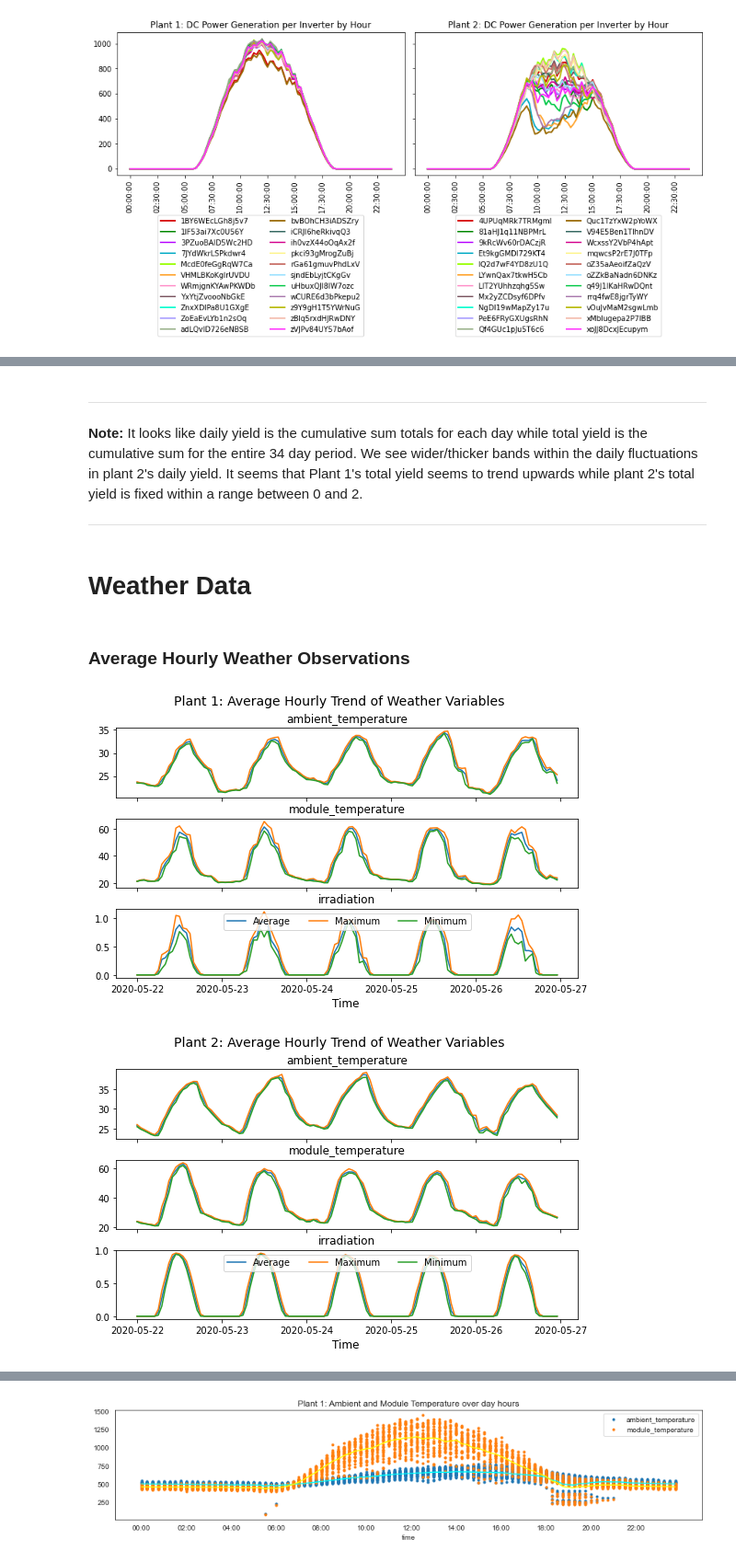
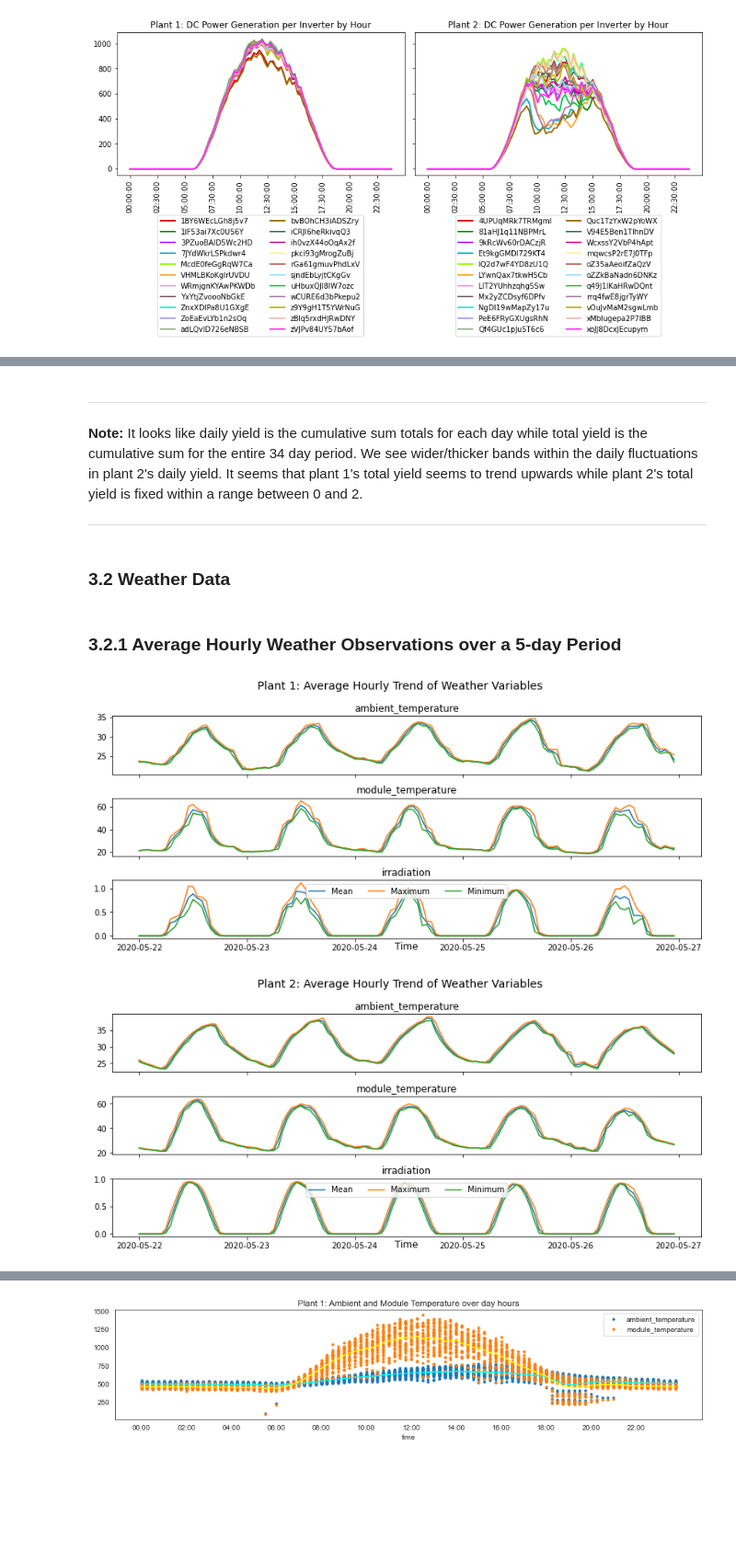
Before and after one commit to billiekim-DS/Capstone-3, a Jupyter notebook: notebooks/Capstone 3 Data Wrangling & EDA.ipynb, the cells around one changed output, grey strips where cells are left out. Shown at 92% size. Saved outputs shown, nothing was run; the diff lists cells and outputs as text; code cells hidden in the pictures; blank space fills up the shorter version.

```diff
--- a/notebooks/Capstone 3 Data Wrangling & EDA.ipynb
+++ b/notebooks/Capstone 3 Data Wrangling & EDA.ipynb
@@ -256,34 +291,34 @@ print(plant_df2.shape)
 # Plant 1: Power Generation Variables to plot
 vars = ['dc_power','ac_power','daily_yield','total_yield']
 
-fig, axs = plt.subplots(4, sharex=True, sharey=False, figsize=(9,6))
+fig, axs = plt.subplots(4, sharex=True, sharey=False, figsize=(11,6))
 fig.suptitle('Plant 1: Average Hourly Trend of Power Generation Variables', fontsize=14)
 
 for i in range(4):
-    axs[i].plot(plant_df1.set_index('date_time').resample('1H').mean()['2020-05-22':'2020-05-26'][vars[i]], label='Average') # Average hourly
-    axs[i].plot(plant_df1.set_index('date_time').resample('1H').max()['2020-05-22':'2020-05-26'][vars[i]], label='Maximum') # Max. hourly
-    axs[i].plot(plant_df1.set_index('date_time').resample('1H').min()['2020-05-22':'2020-05-26'][vars[i]], label='Minimum') # Min. hourly
+    axs[i].plot(plant_df1.set_index('date_time').resample('1H').mean()['2020-05-22':'2020-05-26'][vars[i]], label='Mean')
+    axs[i].plot(plant_df1.set_index('date_time').resample('1H').max()['2020-05-22':'2020-05-26'][vars[i]], label='Maximum')
+    axs[i].plot(plant_df1.set_index('date_time').resample('1H').min()['2020-05-22':'2020-05-26'][vars[i]], label='Minimum')
     axs[i].set_title(vars[i])
 fig.subplots_adjust(hspace=0.3)
-fig.text(0.04, 0.5, 'KW', va='center', rotation='vertical', fontsize=12)
+# fig.text(0.04, 0.5, 'KW', va='center', rotation='vertical', fontsize=12)
 fig.text(0.51, 0.04, 'Time', ha='center', fontsize=12)
 plt.legend(loc='upper center', ncol=3)
-plt.show();
+plt.tight_layout();
 
 # Plant 2: Power Generation Variables to plot
 vars = ['dc_power','ac_power','daily_yield','total_yield']
 
-fig, axs = plt.subplots(4, sharex=True, sharey=False, figsize=(9,6))
+fig, axs = plt.subplots(4, sharex=True, sharey=False, figsize=(11,6))
 fig.suptitle('Plant 2: Average Hourly Trend of Power Generation Variables', fontsize=14)
 
 for i in range(4):
-    axs[i].plot(plant_df2.set_index('date_time').resample('1H').mean()['2020-05-22':'2020-05-26'][vars[i]], label='Average') # Average hourly
-    axs[i].plot(plant_df2.set_index('date_time').resample('1H').max()['2020-05-22':'2020-05-26'][vars[i]], label='Maximum') # Max. hourly
-    axs[i].plot(plant_df2.set_index('date_time').resample('1H').min()['2020-05-22':'2020-05-26'][vars[i]], label='Minimum') # Min. hourly
+    axs[i].plot(plant_df2.set_index('date_time').resample('1H').mean()['2020-05-22':'2020-05-26'][vars[i]], label='Mean')
+    axs[i].plot(plant_df2.set_index('date_time').resample('1H').max()['2020-05-22':'2020-05-26'][vars[i]], label='Maximum')
+    axs[i].plot(plant_df2.set_index('date_time').resample('1H').min()['2020-05-22':'2020-05-26'][vars[i]], label='Minimum')
     axs[i].set_title(vars[i])
 fig.subplots_adjust(hspace=0.3)
-fig.text(0.04, 0.5, 'KW', va='center', rotation='vertical', fontsize=12)
+# fig.text(0.04, 0.5, 'KW', va='center', rotation='vertical', fontsize=12)
 fig.text(0.51, 0.04, 'Time', ha='center', fontsize=12)
 plt.legend(loc='upper center', ncol=3)
-plt.show();
+plt.tight_layout();
 # %% [output]
@@ -451,47 +470,47 @@ plt.tight_layout();
 # %% [markdown]
 ***
 
-**Note:** It looks like daily yield is the cumulative sum totals for each day while total yield is the cumulative sum for the entire 34 day period. We see wider/thicker bands within the daily fluctuations in plant 2's daily yield. It seems that Plant 1's total yield seems to trend upwards while plant 2's total yield is fixed within a range between 0 and 2.
+**Note:** It looks like daily yield is the cumulative sum totals for each day while total yield is the cumulative sum for the entire 34 day period. We see wider/thicker bands within the daily fluctuations in plant 2's daily yield. It seems that plant 1's total yield seems to trend upwards while plant 2's total yield is fixed within a range between 0 and 2.
 
 ***
 # %% [markdown]
-# Weather Data
+### 3.2 Weather Data
 # %% [markdown]
-### Average Hourly Weather Observations
+### 3.2.1 Average Hourly Weather Observations over a 5-day Period
 # %%
 # Plant 1: Weather Variables to plot
 vars = ['ambient_temperature','module_temperature','irradiation']
 
-fig, axs = plt.subplots(3, sharex=True, sharey=False, figsize=(9,5))
+fig, axs = plt.subplots(3, sharex=True, sharey=False, figsize=(11,5))
 fig.suptitle('Plant 1: Average Hourly Trend of Weather Variables', fontsize=14)
 
 for i in range(3):
-    axs[i].plot(plant_df1.set_index('date_time').resample('1H').mean()['2020-05-22':'2020-05-26'][vars[i]], label='Average') # Average hourly
-    axs[i].plot(plant_df1.set_index('date_time').resample('1H').max()['2020-05-22':'2020-05-26'][vars[i]], label='Maximum') # Max. hourly
-    axs[i].plot(plant_df1.set_index('date_time').resample('1H').min()['2020-05-22':'2020-05-26'][vars[i]], label='Minimum') # Min. hourly
+    axs[i].plot(plant_df1.set_index('date_time').resample('1H').mean()['2020-05-22':'2020-05-26'][vars[i]], label='Mean')
+    axs[i].plot(plant_df1.set_index('date_time').resample('1H').max()['2020-05-22':'2020-05-26'][vars[i]], label='Maximum')
+    axs[i].plot(plant_df1.set_index('date_time').resample('1H').min()['2020-05-22':'2020-05-26'][vars[i]], label='Minimum')
     axs[i].set_title(vars[i])
 fig.subplots_adjust(hspace=0.3)
 # fig.text(0.04, 0.5, 'KW', va='center', rotation='vertical', fontsize=12)
 fig.text(0.51, 0.04, 'Time', ha='center', fontsize=12)
 plt.legend(loc='upper center', ncol=3)
-plt.show();
+plt.tight_layout();
 
 # Plant 2: Weather Variables to plot
 vars = ['ambient_temperature','module_temperature','irradiation']
 
-fig, axs = plt.subplots(3, sharex=True, sharey=False, figsize=(9,5))
+fig, axs = plt.subplots(3, sharex=True, sharey=False, figsize=(11,5))
 fig.suptitle('Plant 2: Average Hourly Trend of Weather Variables', fontsize=14)
 
 for i in range(3):
-    axs[i].plot(plant_df2.set_index('date_time').resample('1H').mean()['2020-05-22':'2020-05-26'][vars[i]], label='Average') # Average hourly
-    axs[i].plot(plant_df2.set_index('date_time').resample('1H').max()['2020-05-22':'2020-05-26'][vars[i]], label='Maximum') # Max. hourly
-    axs[i].plot(plant_df2.set_index('date_time').resample('1H').min()['2020-05-22':'2020-05-26'][vars[i]], label='Minimum') # Min. hourly
+    axs[i].plot(plant_df2.set_index('date_time').resample('1H').mean()['2020-05-22':'2020-05-26'][vars[i]], label='Mean')
+    axs[i].plot(plant_df2.set_index('date_time').resample('1H').max()['2020-05-22':'2020-05-26'][vars[i]], label='Maximum')
+    axs[i].plot(plant_df2.set_index('date_time').resample('1H').min()['2020-05-22':'2020-05-26'][vars[i]], label='Minimum')
     axs[i].set_title(vars[i])
 fig.subplots_adjust(hspace=0.3)
 # fig.text(0.04, 0.5, 'KW', va='center', rotation='vertical', fontsize=12)
 fig.text(0.51, 0.04, 'Time', ha='center', fontsize=12)
 plt.legend(loc='upper center', ncol=3)
-plt.show();
+plt.tight_layout();
 # %% [output]
-[figure, old version]
+[figure, new version]
-[figure, old version]
+[figure, new version]
```
Also changed, not shown: parts of 73 cells of this notebook, 3 other files.
